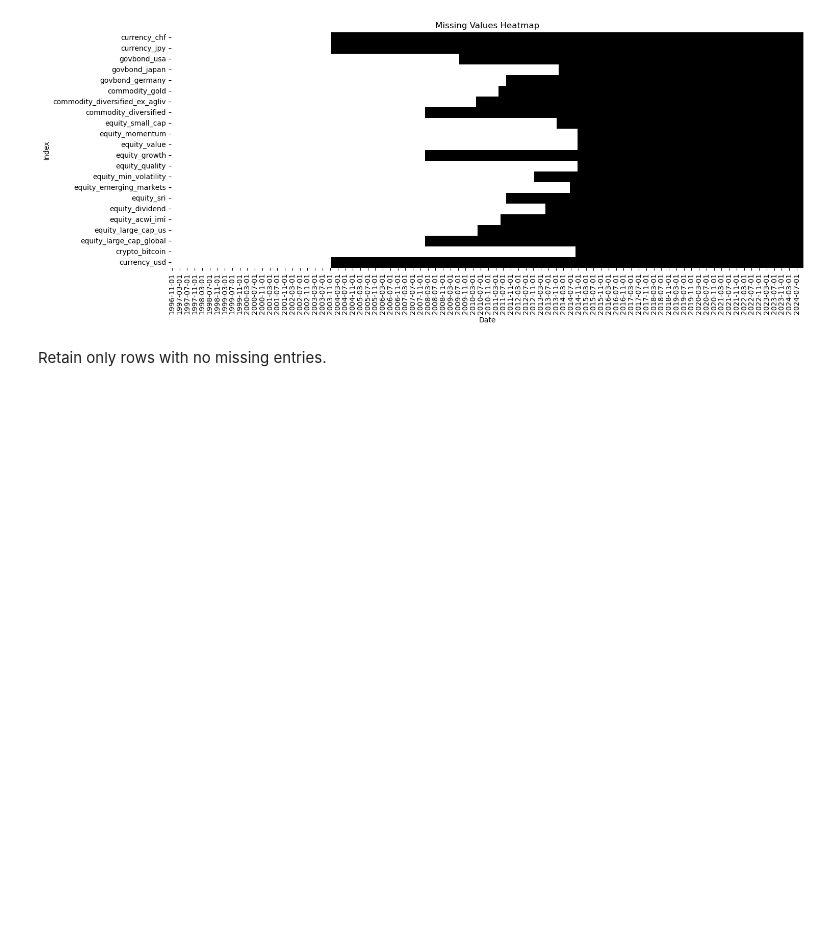
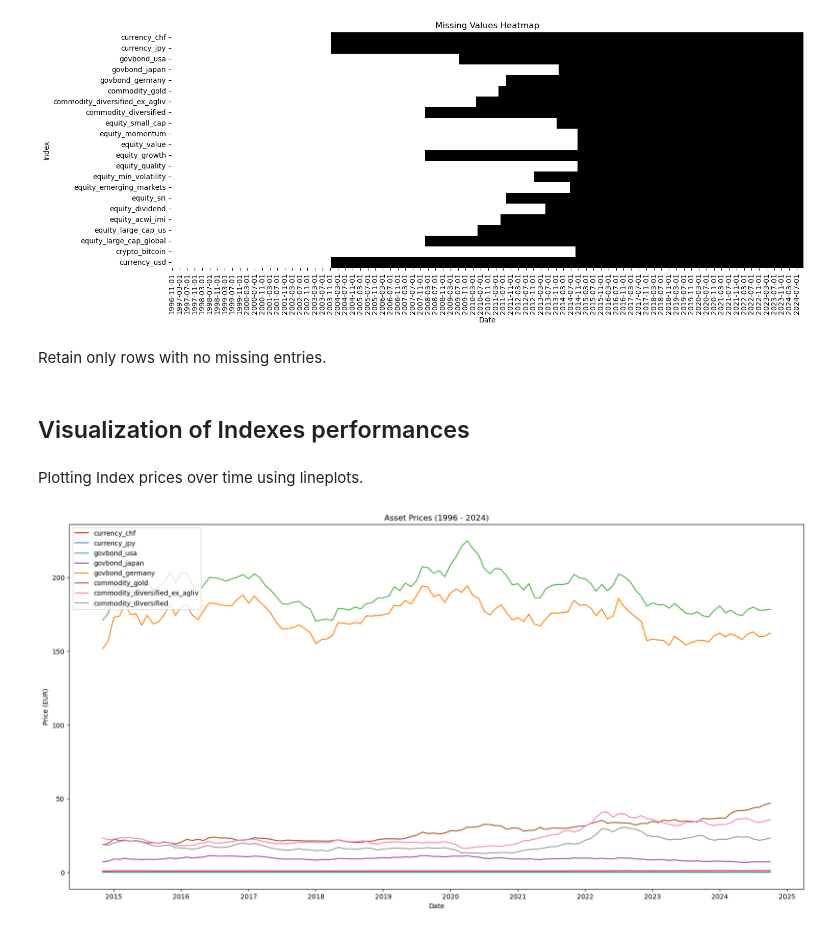
Before and after one commit to JAlbertOfficial/rebalytics, a Jupyter notebook: notebooks/02_data_exploration_processing.ipynb, the cells around one changed output. Drawn from its saved outputs; the diff is of its cells as text; code cells hidden in the pictures; blank space fills up the shorter version.

Commit message:
feat: Add asset price plotting for df_interim data
Create a line plot to visualize asset prices from df_interim, using a custom color palette for each asset class. The plot includes currencies, government bonds, commodities, and equities, showing price trends over time. The legend is ordered according to the assets specified for better readability.

```diff
--- a/notebooks/02_data_exploration_processing.ipynb
+++ b/notebooks/02_data_exploration_processing.ipynb
@@ -143,3 +143,45 @@ Retain only rows with no missing entries.
 # %%
 # drop any rows that contain NaN values
 df_interim = df_interim.dropna()
+# %% [markdown]
+## Visualization of Indexes performances
+# %% [markdown]
+Plotting Index prices over time using lineplots.
+# %%
+# Color palette for solid lines
+color_palette = sns.color_palette("Set1", 9)
+
+# Remove the yellow color at index 5 (color_palette[5])
+color_palette.pop(5)
+
+# Set colors and line styles for each column (excluding 'currency_usd')
+palette_dict = {
+    'currency_chf': color_palette[0],
+    'currency_jpy': color_palette[1],
+    'govbond_usa': color_palette[2],
+    'govbond_japan': color_palette[3],
+    'govbond_germany': color_palette[4],
+    'commodity_gold': color_palette[5],
+    'commodity_diversified_ex_agliv': color_palette[6],
+    'commodity_diversified': color_palette[7]
+}
+
+# Create a line plot
+plt.figure(figsize=(20, 10))
+for column, color in palette_dict.items():
+    sns.lineplot(x=df_interim.index, y=df_interim[column], color=color, linestyle="-", label=column)
+
+# Add a title, axis labels, and a legend
+plt.title('Asset Prices (1996 - 2024)')
+plt.xlabel('Date')
+plt.ylabel('Price (EUR)')
+
+# Create legend and adjust the order
+handles, labels = plt.gca().get_legend_handles_labels()
+order = [labels.index(col) for col in palette_dict.keys()]
+plt.legend([handles[i] for i in order], [labels[i] for i in order], loc='upper left')
+
+# Display the plot
+plt.show()
+# %% [output]
+[figure, added]
```
